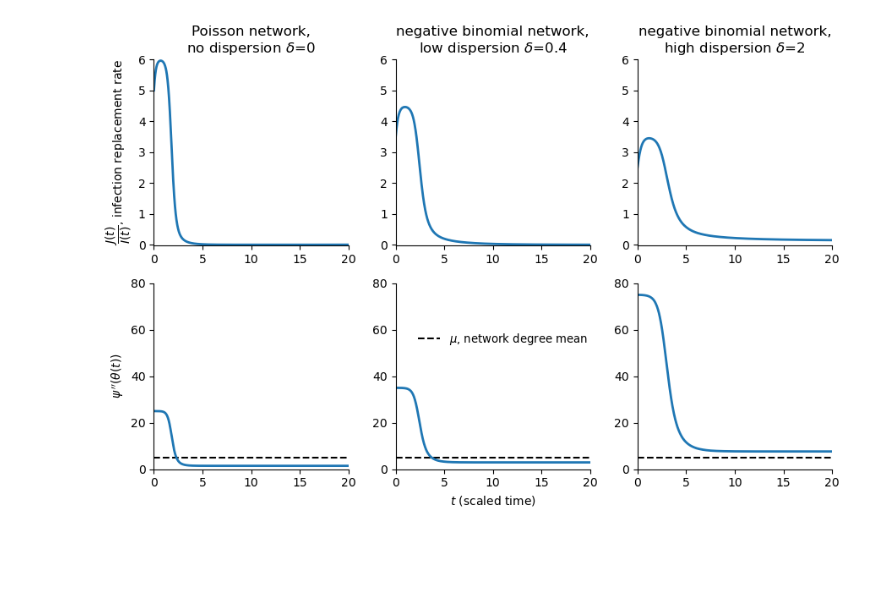
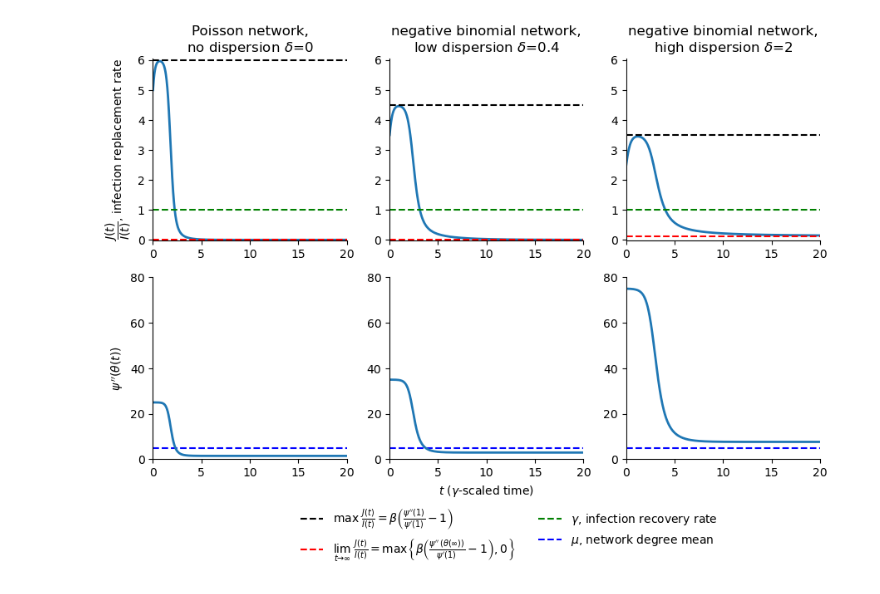
Before and after one commit to freedmanari/infected_degrees, a Jupyter notebook: network_epidemic.ipynb, the cells around one changed output. Saved outputs shown, nothing was run; the diff lists cells and outputs as text; code cells hidden in the pictures; blank space fills up the shorter version.

Commit message:
slightly modified figures and added the network data files

```diff
--- a/network_epidemic.ipynb
+++ b/network_epidemic.ipynb
@@ -1266,8 +1281,6 @@ plt.legend([handles[idx] for idx in order],[labels[idx] for idx in order],
 fig, ax = plt.subplots(nrows=2,ncols=3)
 fig.set_figheight(6)
 fig.set_figwidth(9)
-
-
 
 initialize_no_dispersion()
 
@@ -1275,16 +1288,20 @@ out_ode_theta_I_only = scipy.integrate.odeint(model_theta_I_only, [theta0, i0],
 theta = out_ode_theta_I_only[:,0]
 dtheta = -beta * theta + beta * psi(theta)/psi(1) + gamma * (1-theta)
 I = out_ode_theta_I_only[:,1]
+J = -psi(theta)*dtheta/I
 
-ax[0,0].plot(ts_ode, -psi(theta)*dtheta/I, linewidth=2)
+ax[0,0].plot(ts_ode, J, linewidth=2)
+ax[0,0].axhline(y=beta*(psi2(1)/psi(1)-1), color='black', linestyle='--')
+ax[0,0].axhline(y=gamma, color='green', linestyle='--')
+ax[0,0].axhline(y=max(beta*(psi2(theta[-1])/psi(1)-1), 0), color='red', linestyle='--')
 ax[0,0].spines['top'].set_visible(False)
 ax[0,0].spines['right'].set_visible(False)
 ax[0,0].set_xlim(0,20)
-ax[0,0].set_ylim(-.03,6)
+ax[0,0].set_ylim(-.02,6.05)
 ax[0,0].set_title('Poisson network,\nno dispersion '+r'$\delta$=0')
 ax[0,0].set_ylabel(r'$\dfrac{J(t)}{I(t)}$, infection replacement rate')
 
-ax[1,0].axhline(y=psi(1),color='black',linestyle='--')
+ax[1,0].axhline(y=psi(1),color='blue',linestyle='--')
 ax[1,0].plot(ts_ode, psi2(theta), linewidth=2)
 ax[1,0].spines['top'].set_visible(False)
 ax[1,0].spines['right'].set_visible(False)
@@ -1300,48 +1317,60 @@ out_ode_theta_I_only = scipy.integrate.odeint(model_theta_I_only, [theta0, i0],
 theta = out_ode_theta_I_only[:,0]
 dtheta = -beta * theta + beta * psi(theta)/psi(1) + gamma * (1-theta)
 I = out_ode_theta_I_only[:,1]
+J = -psi(theta)*dtheta/I
 
-ax[0,1].plot(ts_ode, -psi(theta)*dtheta/I, linewidth=2)
+ax[0,1].plot(ts_ode, J, linewidth=2)
+ax[0,1].axhline(y=beta*(psi2(1)/psi(1)-1), color='black', linestyle='--',
+                label=r'max $\frac{J(t)}{I(t)}=\beta\left(\frac{\psi^{\prime\prime}(1)}{\psi^{\prime}(1)}-1\right)$')
+ax[0,1].axhline(y=max(beta*(psi2(theta[-1])/psi(1)-1), 0), color='red', linestyle='--',
+                label=r'$\lim_{t\to\infty}\ \frac{J(t)}{I(t)}=$max$\left\{\beta\left(\frac{\psi^{\prime\prime}(\theta(\infty))}{\psi^{\prime}(1)}-1\right),0\right\}$')
+ax[0,1].axhline(y=gamma, color='green', linestyle='--',
+                label=r'$\gamma$, infection recovery rate')
 ax[0,1].spines['top'].set_visible(False)
 ax[0,1].spines['right'].set_visible(False)
 ax[0,1].set_xlim(0,20)
-ax[0,1].set_ylim(-.03,6)
+ax[0,1].set_ylim(-.02,6.05)
 ax[0,1].set_title('negative binomial network,\nlow dispersion '+r'$\delta$=0.4')
 
-ax[1,1].axhline(y=psi(1),color='black',linestyle='--',label='$\mu$, network degree mean')
+ax[1,1].axhline(y=psi(1),color='blue',linestyle='--',label='$\mu$, network degree mean')
 ax[1,1].plot(ts_ode, psi2(theta), linewidth=2)
 ax[1,1].spines['top'].set_visible(False)
 ax[1,1].spines['right'].set_visible(False)
 ax[1,1].set_xlim(0,20)
 ax[1,1].set_ylim(0,80)
-ax[1,1].set_xlabel('$t$ (scaled time)')
-ax[1,1].legend(frameon=False, fontsize=9.5, loc='center', bbox_to_anchor=(.55,.7))
+ax[1,1].set_xlabel('$t$ ($\gamma$-scaled time)')
 
 
 
 initialize_high_dispersion()
 
 out_ode_theta_I_only = scipy.integrate.odeint(model_theta_I_only, [theta0, i0], ts_ode)
 theta = out_ode_theta_I_only[:,0]
 dtheta = -beta * theta + beta * psi(theta)/psi(1) + gamma * (1-theta)
 I = out_ode_theta_I_only[:,1]
+J = -psi(theta)*dtheta/I
 
-ax[0,2].plot(ts_ode, -psi(theta)*dtheta/I, linewidth=2)
+ax[0,2].plot(ts_ode, J, linewidth=2)
+ax[0,2].axhline(y=beta*(psi2(1)/psi(1)-1), color='black', linestyle='--')
+ax[0,2].axhline(y=max(beta*(psi2(theta[-1])/psi(1)-1), 0), color='red', linestyle='--')
+ax[0,2].axhline(y=gamma, color='green', linestyle='--')
 ax[0,2].spines['top'].set_visible(False)
 ax[0,2].spines['right'].set_visible(False)
 ax[0,2].set_xlim(0,20)
-ax[0,2].set_ylim(-.03,6)
+ax[0,2].set_ylim(-.02,6.05)
 ax[0,2].set_title('negative binomial network,\nhigh dispersion '+r'$\delta$=2')
 
-ax[1,2].axhline(y=psi(1),color='black',linestyle='--')
+ax[1,2].axhline(y=psi(1),color='blue',linestyle='--')
 ax[1,2].plot(ts_ode, psi2(theta), linewidth=2)
 ax[1,2].spines['top'].set_visible(False)
 ax[1,2].spines['right'].set_visible(False)
 ax[1,2].set_xlim(0,20)
 ax[1,2].set_ylim(0,80)
 
 plt.tight_layout()
 
+fig.legend(frameon=False, bbox_to_anchor=(.85,.03), ncols=2)
+
 # plt.savefig('figures/J_I.pdf',bbox_inches='tight')
 # %% [output]
-[figure, old version]
+[figure, new version]
```
Also changed, not shown: parts of 8 cells of this notebook, 20 other files.
